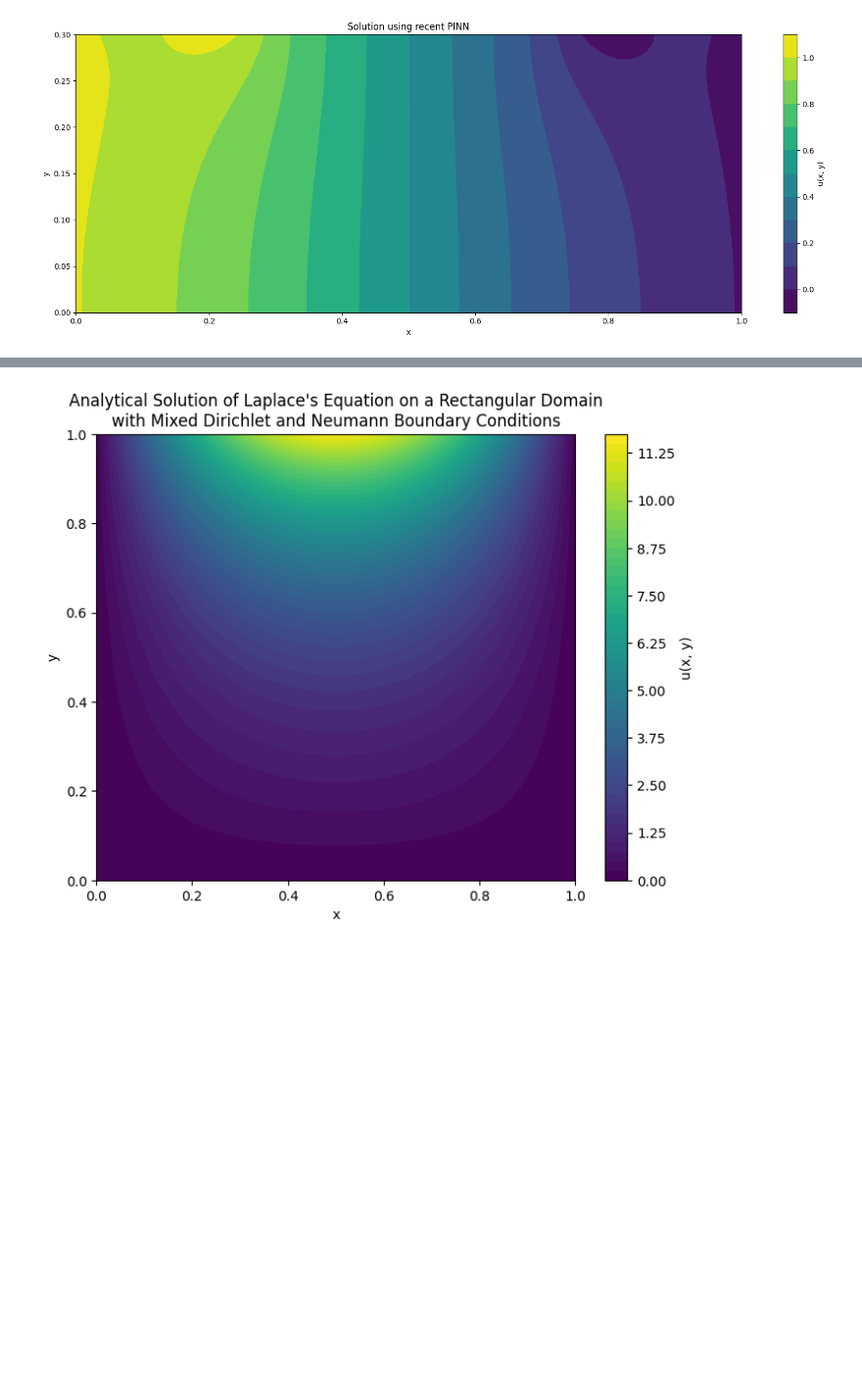
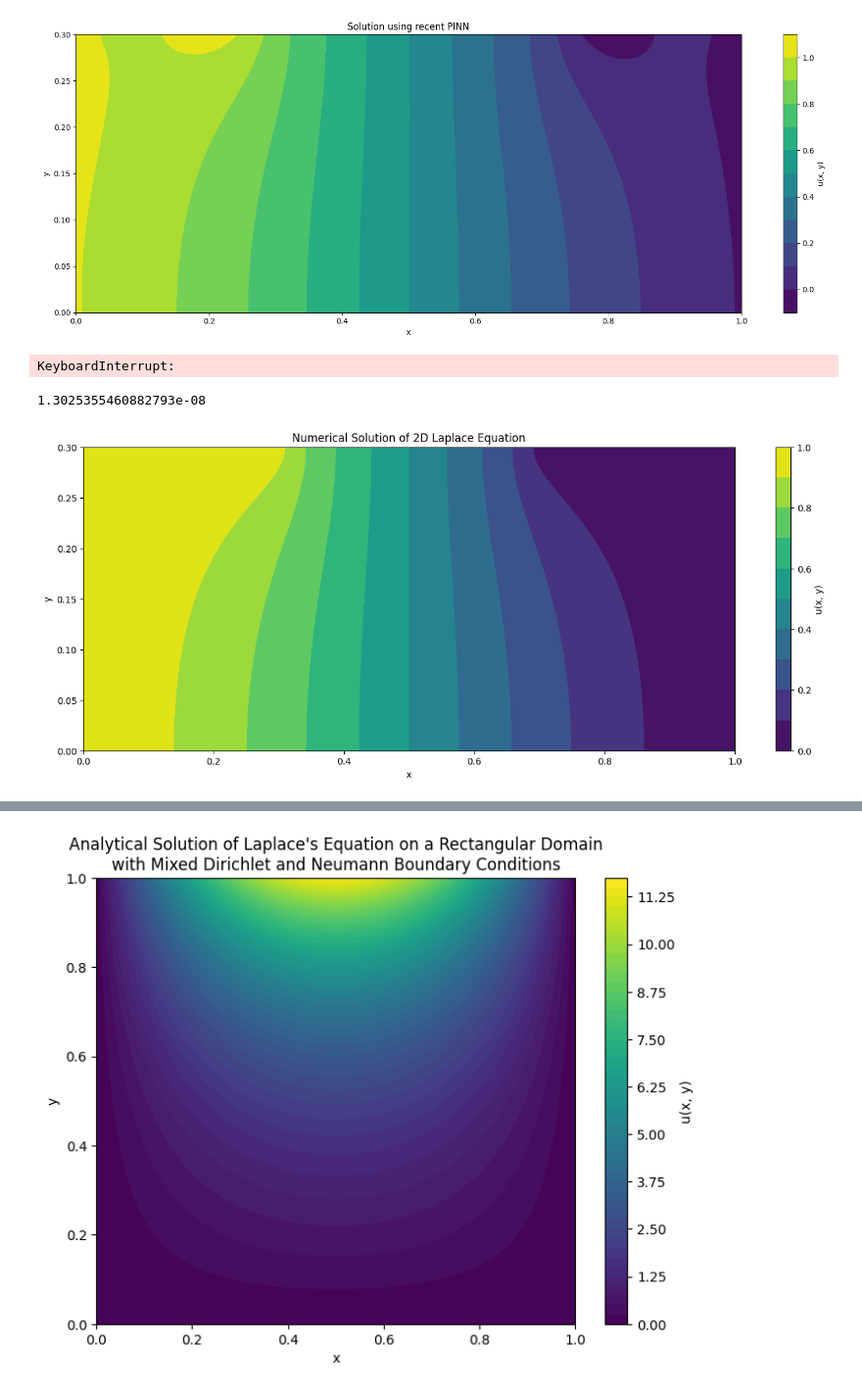
Before and after one commit to jolu2111/Prosjektoppgave, a Jupyter notebook: Laplace_equation.ipynb, the cells around one changed output, grey strips where cells are left out. Shown at 98% size. Cells and saved outputs as stored; diff of their text form; code cells hidden in the pictures; blank space fills up the shorter version.

Commit message:
finite difference making

```diff
--- a/Laplace_equation.ipynb
+++ b/Laplace_equation.ipynb
@@ -671,3 +671,55 @@ plt.tight_layout()
 plt.show()
 # %% [output]
 [figure]
+# %%
+# Domain parameters
+left, right, bottom, top = 0, 1, 0, 0.3
+Lx, Ly = right,top  # Domain size in x and y
+Nx, Ny = 600, 200  # Number of grid points
+dx, dy = Lx / (Nx - 1), Ly / (Ny - 1)  # Grid spacing
+tolerance = 1e-8  # Convergence tolerance
+
+# Boundary conditions
+def f(y): return 1  # u(0, y) = f(y)
+def s(x): return 0  # u(x, 1) = q(x)
+
+# Initialize the solution grid with zeros
+u = np.zeros((Nx, Ny))
+
+# Apply boundary conditions
+u[0:int(0.3*Nx),-1] = f(np.linspace(0, Lx, Nx))  # Top boundary
+u[int(0.7*Nx):Nx,-1] = s(np.linspace(0, Lx, Nx))  # Top boundary
+u[0, :] = f(np.linspace(0, Ly, Ny))  # Left boundary
+u[-1, :] = s(np.linspace(0, Ly, Ny))  # Right boundary
+
+# Neumann condition (no flow) on the top and bottom boundaries
+u[int(0.3*Nx):int(0.7*Nx), -1] = u[int(0.3*Nx):int(0.7*Nx), -2]    # Top boundary, ∂u/∂y = 0
+u[0:Nx, 0] = u[0:Nx, 1]      # Bottom boundary, ∂u/∂y = 0
+
+# Iterative solution using the finite difference method
+error = 1.0  # Initialize error
+while error > tolerance:
+    u_old = u.copy()
+
+    # Update the interior points using the finite difference scheme
+    u[1:-1, 1:-1] = 0.25 * (u_old[2:, 1:-1] + u_old[:-2, 1:-1] +
+                            u_old[1:-1, 2:] + u_old[1:-1, :-2])
+
+    # Neumann condition (no flow in x-direction at x = 1): ∂u/∂x = 0
+    u[int(0.3*Nx):int(0.7*Nx), -1] = u[int(0.3*Nx):int(0.7*Nx), -2]    # Top boundary, ∂u/∂y = 0
+    u[0:Nx, 0] = u[0:Nx, 1]      # Bottom boundary, ∂u/∂y = 0
+
+    # Compute the error as the maximum difference between old and new values
+    error = np.max(np.abs(u - u_old))
+
+# Plot the results
+X, Y = np.meshgrid(np.linspace(0, Lx, Nx), np.linspace(0, Ly, Ny))
+plt.figure(figsize=(16, 6))
+plt.contourf(X, Y, u.T, 20, cmap="viridis")
+plt.colorbar(label="u(x, y)")
+plt.xlabel("x")
+plt.ylabel("y")
+plt.title("Numerical Solution of 2D Laplace Equation")
+plt.show()
+# %% [output]
+KeyboardInterrupt:
@@ -673,0 +729,14 @@ plt.show()
+# %%
+print(error)
+# Plot the results
+X, Y = np.meshgrid(np.linspace(0, Lx, Nx), np.linspace(0, Ly, Ny))
+plt.figure(figsize=(16, 6))
+plt.contourf(X, Y, u.T, 10, cmap="viridis")
+plt.colorbar(label="u(x, y)")
+plt.xlabel("x")
+plt.ylabel("y")
+plt.title("Numerical Solution of 2D Laplace Equation")
+plt.show()
+# %% [output]
+1.3025355460882793e-08
+[figure, added]
```
Also changed, not shown: parts of 2 cells of this notebook, 2 other files.
